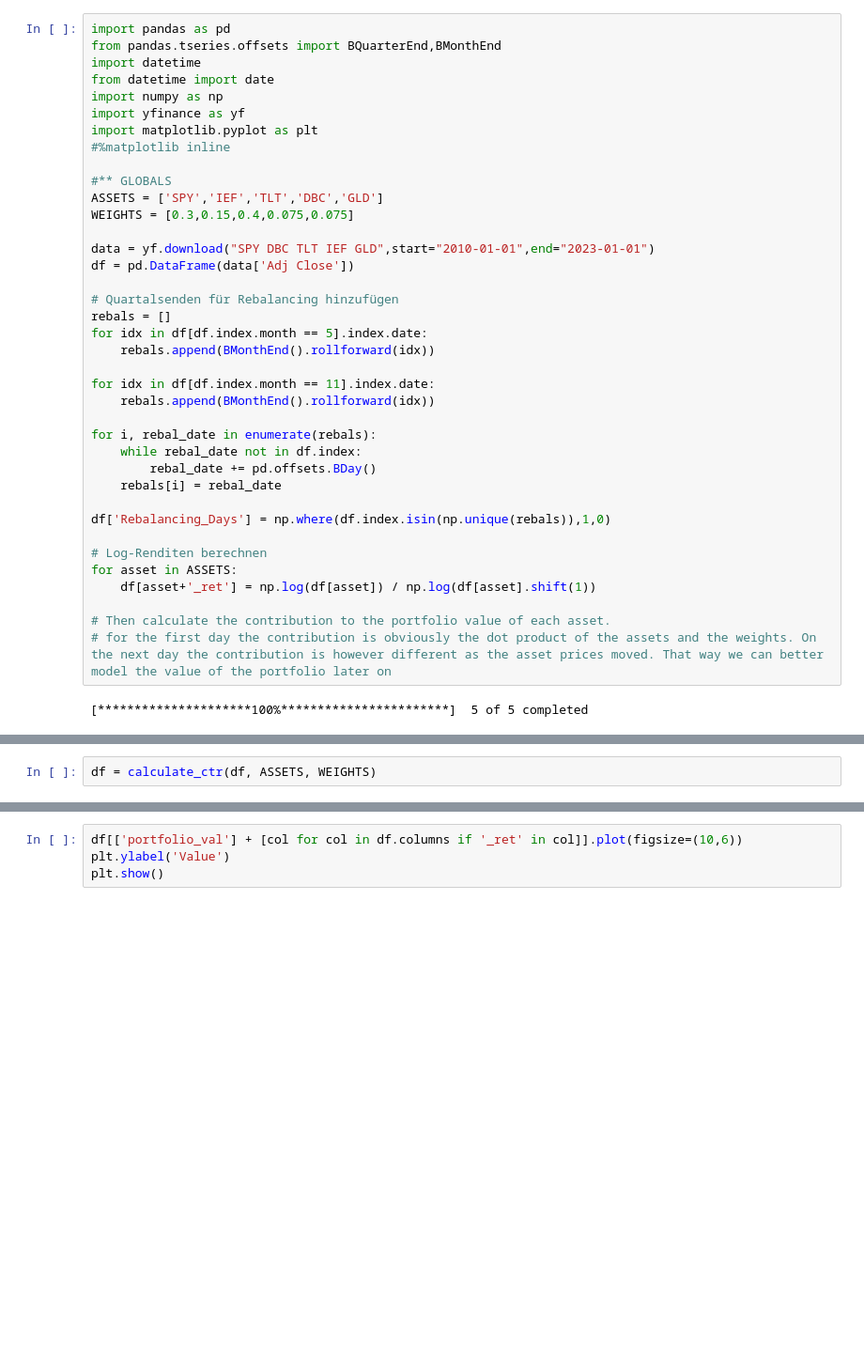
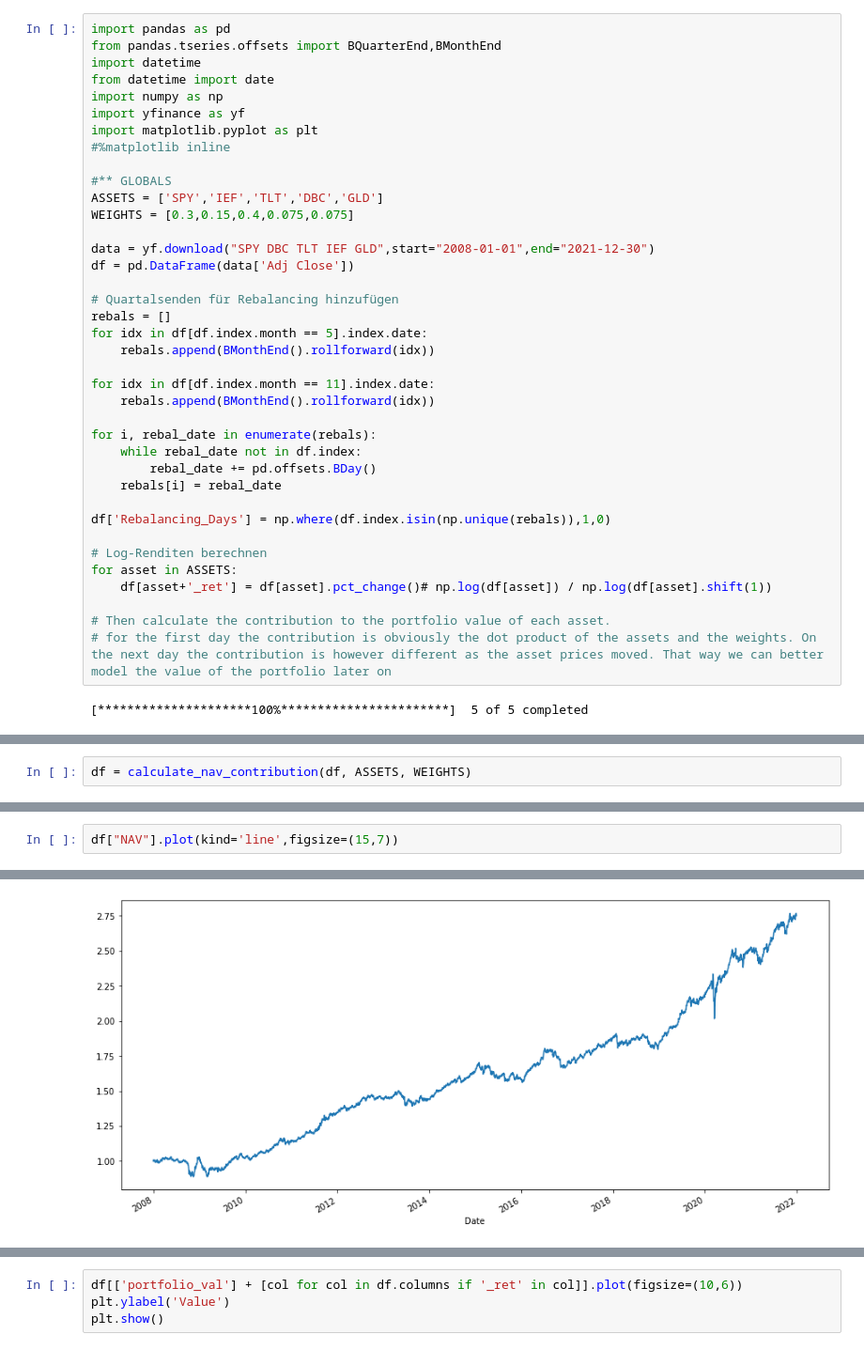
Before and after one commit to lowQuant/allweather_strategy_backtest, a Jupyter notebook: allweather.ipynb, the cells around one changed output, grey strips where cells are left out. Shown at 94% size. Cells and saved outputs as stored; diff of their text form; blank space fills up the shorter version.

```diff
--- a/allweather.ipynb
+++ b/allweather.ipynb
@@ -12,7 +12,7 @@ import matplotlib.pyplot as plt
 ASSETS = ['SPY','IEF','TLT','DBC','GLD']
 WEIGHTS = [0.3,0.15,0.4,0.075,0.075]
 
-data = yf.download("SPY DBC TLT IEF GLD",start="2010-01-01",end="2023-01-01")
+data = yf.download("SPY DBC TLT IEF GLD",start="2008-01-01",end="2021-12-30")
 df = pd.DataFrame(data['Adj Close'])
 
 # Quartalsenden für Rebalancing hinzufügen
@@ -32,7 +32,7 @@ df['Rebalancing_Days'] = np.where(df.index.isin(np.unique(rebals)),1,0)
 
 # Log-Renditen berechnen
 for asset in ASSETS:
-    df[asset+'_ret'] = np.log(df[asset]) / np.log(df[asset].shift(1))
+    df[asset+'_ret'] = df[asset].pct_change()# np.log(df[asset]) / np.log(df[asset].shift(1))
 
 # Then calculate the contribution to the portfolio value of each asset.
 # for the first day the contribution is obviously the dot product of the assets and the weights. On the next day the contribution is however different as the asset prices moved. That way we can better model the value of the portfolio later on
@@ -62,4 +74,4 @@ def calculate_ctr(df, assets, weights):
 
     return df
 # %%
-df = calculate_ctr(df, ASSETS, WEIGHTS)
+df = calculate_nav_contribution(df, ASSETS, WEIGHTS)
@@ -84,0 +78,3 @@ df
+# %%
+df["NAV"].plot(kind='line',figsize=(15,7))
+# %% [output]
@@ -84,0 +82 @@ df
+[figure, added]
```
Also changed, not shown: parts of 8 cells of this notebook.
